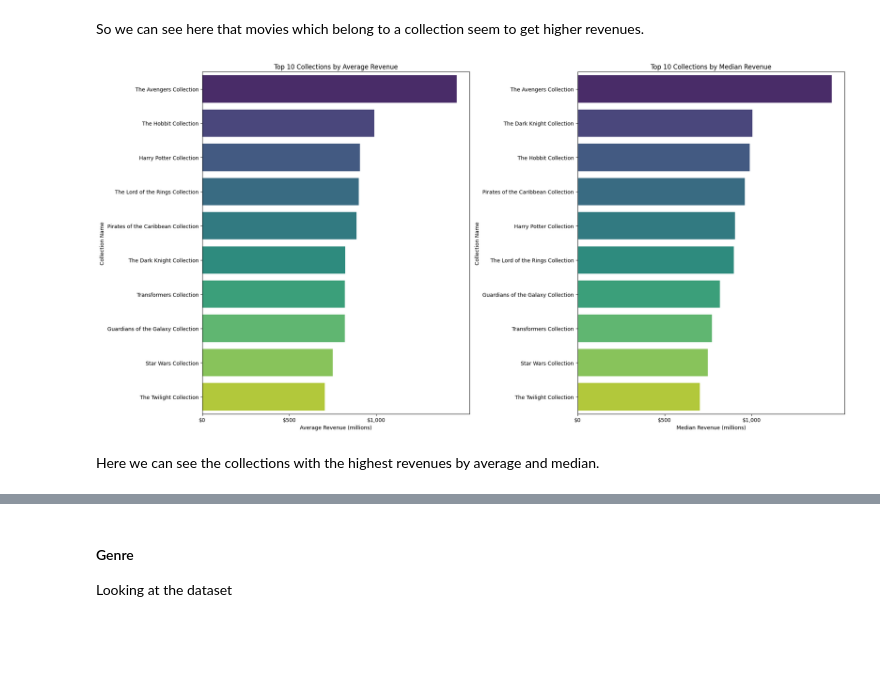
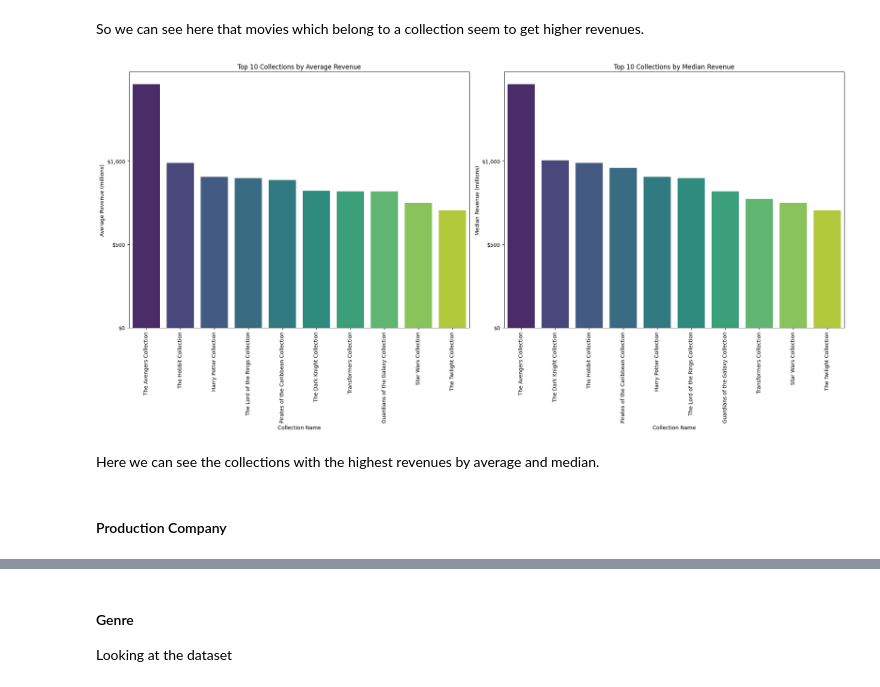
Before and after one commit to 1oannis/tmdb-machine-learning, a Jupyter notebook: tmdb.ipynb, the cells around one changed output, grey strips where cells are left out. Saved outputs shown, nothing was run; the diff lists cells and outputs as text; code cells hidden in the pictures; blank space fills up the shorter version.

```diff
--- a/tmdb.ipynb
+++ b/tmdb.ipynb
@@ -249,41 +214,45 @@ So we can see here that movies which belong to a collection seem to get higher r
 # %%
 # Define valid collections
 valid_collections = collection_counts[collection_counts['movie_count'] > 1]['collection_name']
 
 # Group by collection_name and calculate the median revenue for valid collections
 collection_median_revenue = train[train['collection_name'].isin(valid_collections)].groupby('collection_name')['revenue'].median().reset_index()
 
 # Sort the collections by median revenue in descending order and select the top 10
 collection_median_revenue = collection_median_revenue.sort_values(by='revenue', ascending=False).head(10)
 
 # Calculate the average revenue for valid collections
 collection_revenue = train[train['collection_name'].isin(valid_collections)].groupby('collection_name')['revenue'].mean().reset_index()
 
 # Sort the collections by average revenue in descending order and select the top 10
 collection_revenue = collection_revenue.sort_values(by='revenue', ascending=False).head(10)
 
 # Plot the data
 plt.figure(figsize=(20, 10))
 
 # Average revenue plot
 plt.subplot(1, 2, 1)
-sns.barplot(data=collection_revenue, x='revenue', y='collection_name', hue='collection_name', palette='viridis')
-plt.xlabel('Average Revenue (millions)')
-plt.ylabel('Collection Name')
+sns.barplot(data=collection_revenue, y='revenue', x='collection_name', hue='collection_name', palette='viridis')
+plt.ylabel('Average Revenue (millions)')
+plt.xlabel('Collection Name')
 plt.title('Top 10 Collections by Average Revenue')
-plt.xticks(np.arange(0, collection_revenue['revenue'].max(), step=500000000), [f'${int(x//1000000):,}' for x in np.arange(0, collection_revenue['revenue'].max(), step=500000000)])
+plt.yticks(np.arange(0, collection_revenue['revenue'].max(), step=500000000), [f'${int(x//1000000):,}' for x in np.arange(0, collection_revenue['revenue'].max(), step=500000000)])
+plt.xticks(rotation=90)
 
 # Median revenue plot
 plt.subplot(1, 2, 2)
-sns.barplot(data=collection_median_revenue, x='revenue', y='collection_name', hue='collection_name', palette='viridis')
-plt.xlabel('Median Revenue (millions)')
-plt.ylabel('Collection Name')
+sns.barplot(data=collection_median_revenue, y='revenue', x='collection_name', hue='collection_name', palette='viridis')
+plt.ylabel('Median Revenue (millions)')
+plt.xlabel('Collection Name')
 plt.title('Top 10 Collections by Median Revenue')
-plt.xticks(np.arange(0, collection_median_revenue['revenue'].max(), step=500000000), [f'${int(x//1000000):,}' for x in np.arange(0, collection_median_revenue['revenue'].max(), step=500000000)])
+plt.yticks(np.arange(0, collection_median_revenue['revenue'].max(), step=500000000), [f'${int(x//1000000):,}' for x in np.arange(0, collection_median_revenue['revenue'].max(), step=500000000)])
+plt.xticks(rotation=90)
 
 plt.tight_layout()
 plt.show()
 # %% [output]
-[figure, old version]
+[figure, new version]
 # %% [markdown]
 Here we can see the collections with the highest revenues by average and median.
+# %% [markdown]
+#### Production Company
```
Also changed, not shown: parts of 25 cells of this notebook.
